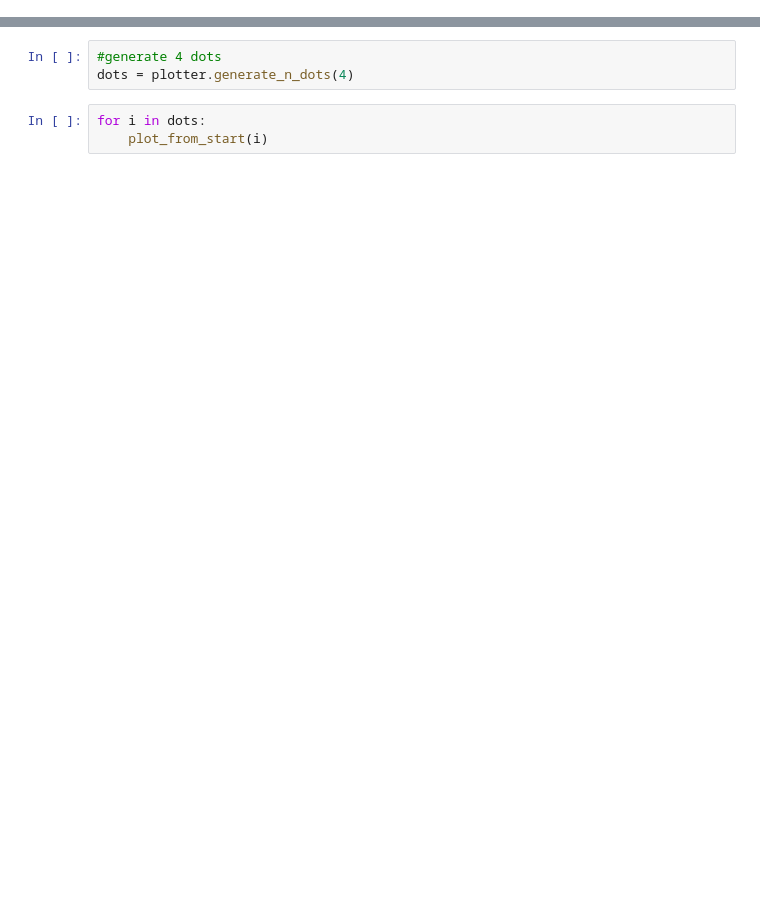
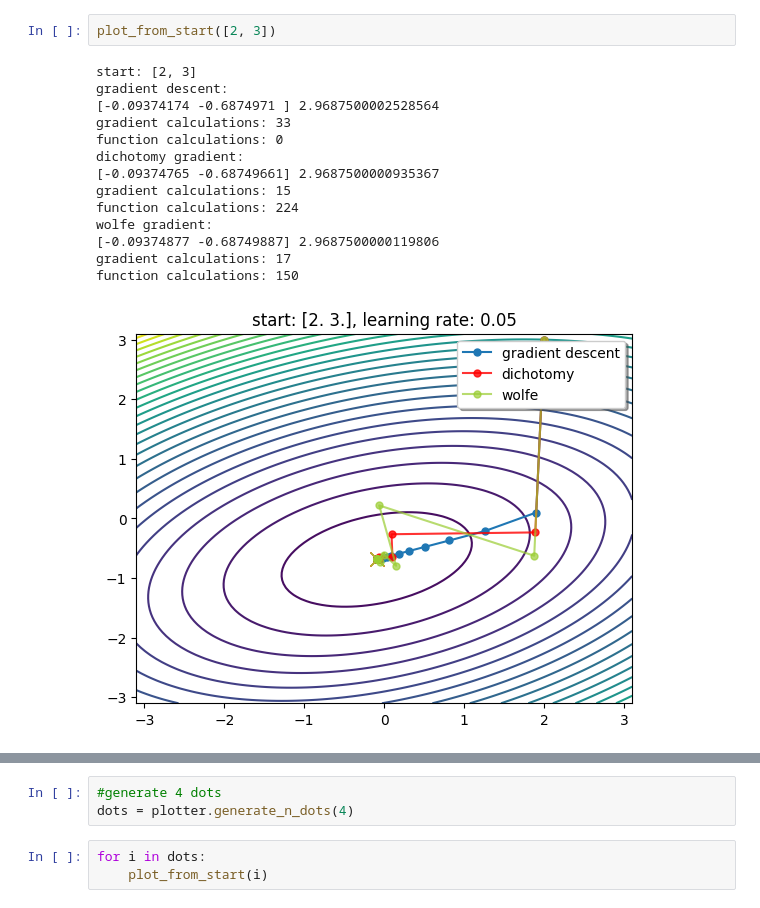
Before and after one commit to ivashka27/met_opt_danya3, a Jupyter notebook: lab1/report.ipynb, the cells around one changed output, grey strips where cells are left out. Cells and saved outputs as stored; diff of their text form; blank space fills up the shorter version.

```diff
--- a/lab1/report.ipynb
+++ b/lab1/report.ipynb
@@ -79,0 +93,17 @@ function calculations: 64
+# %%
+plot_from_start([2, 3])
+# %% [output]
+start: [2, 3]
+gradient descent:
+[-0.09374174 -0.6874971 ] 2.9687500002528564
+gradient calculations: 33
+function calculations: 0
+dichotomy gradient:
+[-0.09374765 -0.68749661] 2.9687500000935367
+gradient calculations: 15
+function calculations: 224
+wolfe gradient:
+[-0.09374877 -0.68749887] 2.9687500000119806
+gradient calculations: 17
+function calculations: 150
+[figure, added]
```
Also changed, not shown: parts of 11 cells of this notebook, 5 other files.
